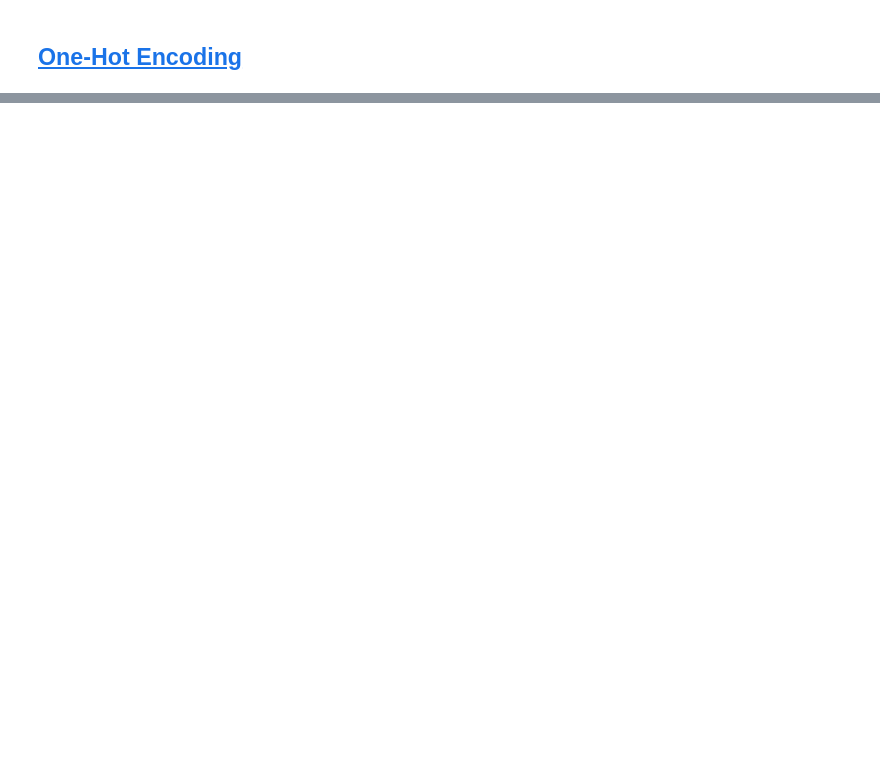
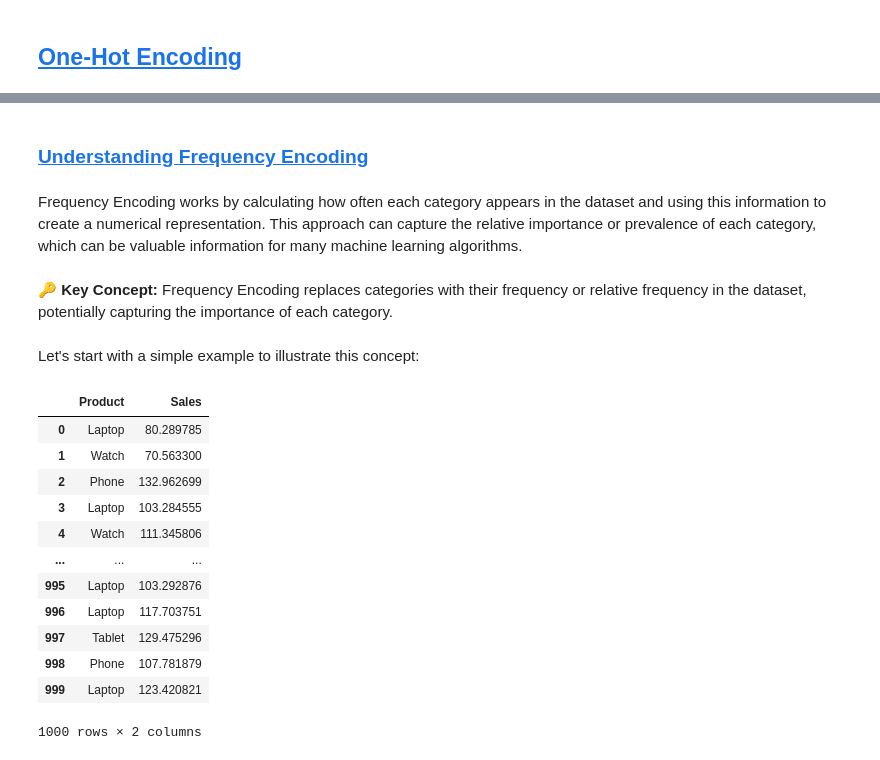
Before and after one commit to pytopia/Data-Processing-for-ML, a Jupyter notebook: Lectures/06 Exploratory Data Analysis (EDA)/05 Encoding Categorical Variables.ipynb, the cells around one changed output, grey strips where cells are left out. Saved outputs shown, nothing was run; the diff lists cells and outputs as text; code cells hidden in the pictures; blank space fills up the shorter version.

```diff
--- a/Lectures/06 Exploratory Data Analysis (EDA)/05 Encoding Categorical Variables.ipynb
+++ b/Lectures/06 Exploratory Data Analysis (EDA)/05 Encoding Categorical Variables.ipynb
@@ -268,0 +528,8 @@ However, there are some practical considerations to keep in mind:
+# %% [markdown]
+### <a id='toc4_1_'></a>[Understanding Frequency Encoding](#toc0_)
+# %% [markdown]
+Frequency Encoding works by calculating how often each category appears in the dataset and using this information to create a numerical representation. This approach can capture the relative importance or prevalence of each category, which can be valuable information for many machine learning algorithms.
+# %% [markdown]
+🔑 **Key Concept:** Frequency Encoding replaces categories with their frequency or relative frequency in the dataset, potentially capturing the importance of each category.
+# %% [markdown]
+Let's start with a simple example to illustrate this concept:
@@ -268,0 +546,16 @@ However, there are some practical considerations to keep in mind:
+# %%
+data
+# %% [output]
+|  | Product | Sales |
+| 0 | Laptop | 80.289785 |
+| 1 | Watch | 70.563300 |
+| 2 | Phone | 132.962699 |
+| 3 | Laptop | 103.284555 |
+| 4 | Watch | 111.345806 |
+| ... | ... | ... |
+| 995 | Laptop | 103.292876 |
+| 996 | Laptop | 117.703751 |
+| 997 | Tablet | 129.475296 |
+| 998 | Phone | 107.781879 |
+| 999 | Laptop | 123.420821 |
+1000 rows × 2 columns
```
Also changed, not shown: parts of 201 cells of this notebook, 5 other files.
